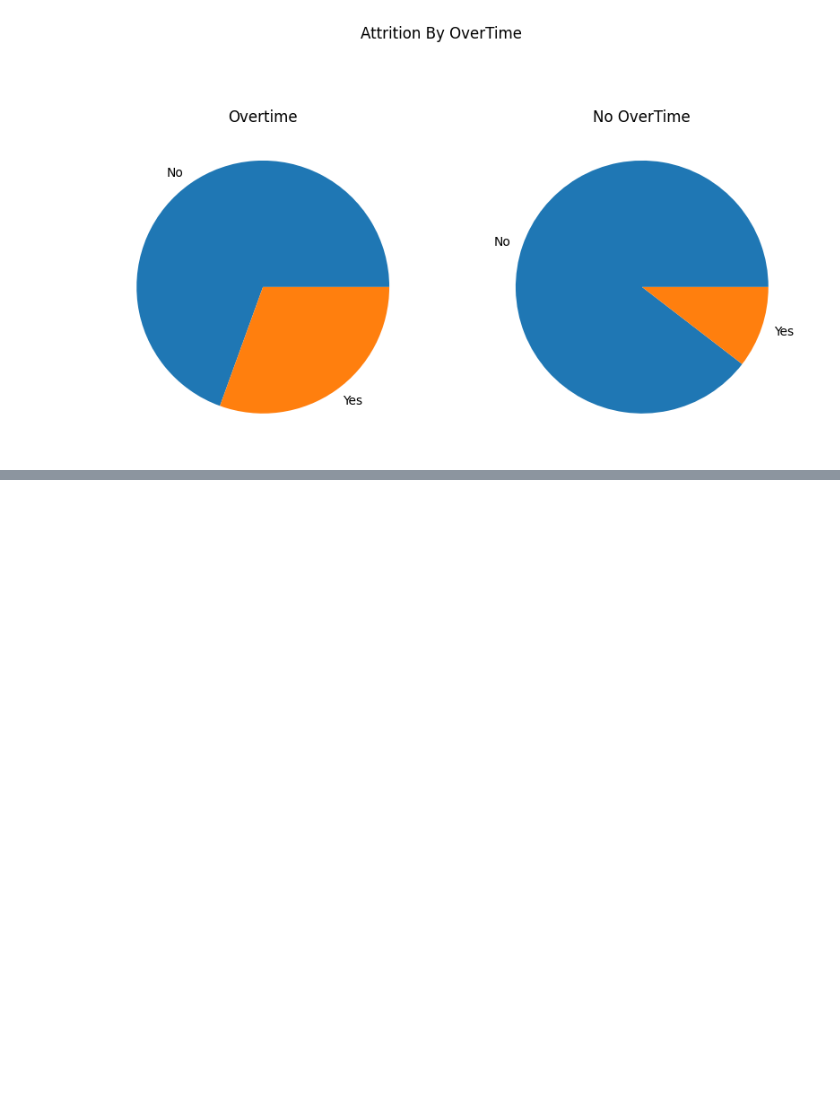
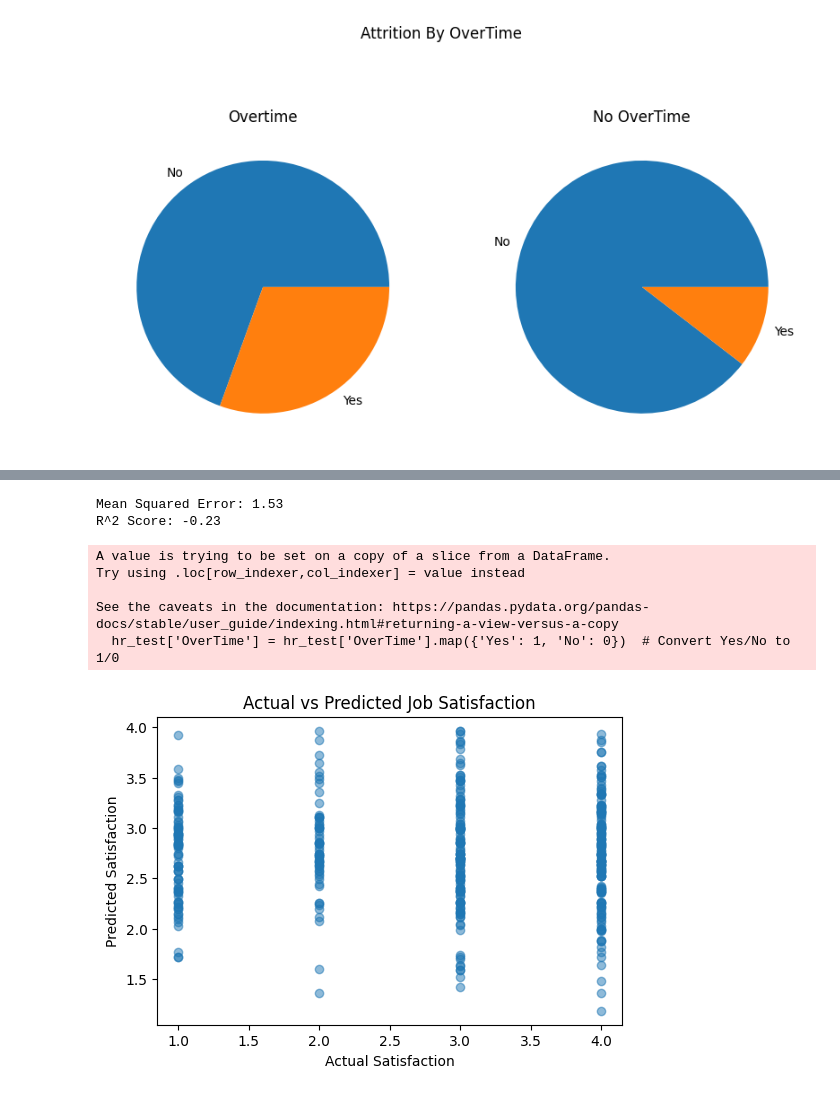
Before and after one commit to qasem-ezzaldeen/Data-Analysis-Project, a Jupyter notebook: Explore.ipynb, the cells around one changed output, grey strips where cells are left out. Drawn from its saved outputs; the diff is of its cells as text; code cells hidden in the pictures; blank space fills up the shorter version.

```diff
--- a/Explore.ipynb
+++ b/Explore.ipynb
@@ -204,0 +340,48 @@ Text(0.5, 1.0, 'No OverTime')
+# %%
+#Employee Satisfaction Forecasting
+
+# Assuming 'data' is your DataFrame
+# Select relevant columns
+columns = ['JobSatisfaction', 'TrainingTimesLastYear', 'OverTime', 'YearsAtCompany', 'WorkLifeBalance']
+hr_test = hr[columns]
+
+# Convert categorical variables to numerical
+hr_test['OverTime'] = hr_test['OverTime'].map({'Yes': 1, 'No': 0})  # Convert Yes/No to 1/0
+
+# Features (X) and target (y)
+X = hr_test.drop('JobSatisfaction', axis=1)
+y = hr_test['JobSatisfaction']
+
+# Train-test split
+X_train, X_test, y_train, y_test = train_test_split(X, y, test_size=0.3, random_state=42)
+
+# Initialize and fit the model
+model = RandomForestRegressor(n_estimators=100, random_state=42)
+model.fit(X_train, y_train)
+
+# Predictions
+y_pred = model.predict(X_test)
+
+# Model evaluation
+mse = mean_squared_error(y_test, y_pred)
+r2 = r2_score(y_test, y_pred)
+
+print(f'Mean Squared Error: {mse:.2f}')
+print(f'R^2 Score: {r2:.2f}')
+
+# Plotting actual vs predicted values
+plt.figure(figsize=(6, 4))
+plt.scatter(y_test, y_pred, alpha=0.5)
+plt.title('Actual vs Predicted Job Satisfaction')
+plt.xlabel('Actual Satisfaction')
+plt.ylabel('Predicted Satisfaction')
+plt.show()
+# %% [output]
+Mean Squared Error: 1.53
+R^2 Score: -0.23
+A value is trying to be set on a copy of a slice from a DataFrame.
+Try using .loc[row_indexer,col_indexer] = value instead
+
+See the caveats in the documentation: https://pandas.pydata.org/pandas-docs/stable/user_guide/indexing.html#returning-a-view-versus-a-copy
+  hr_test['OverTime'] = hr_test['OverTime'].map({'Yes': 1, 'No': 0})  # Convert Yes/No to 1/0
+[figure, added]
```
Also changed, not shown: parts of 7 cells of this notebook.
